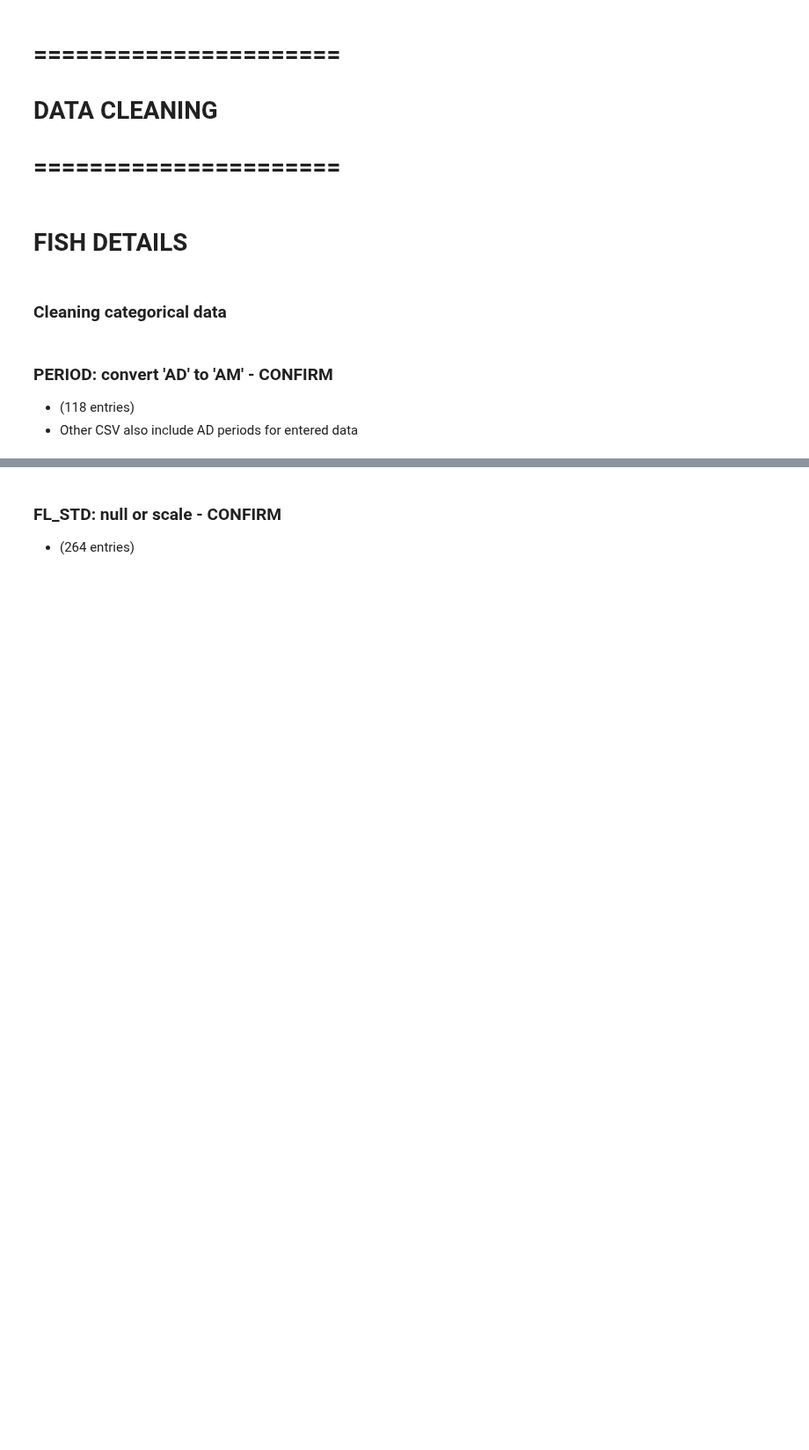
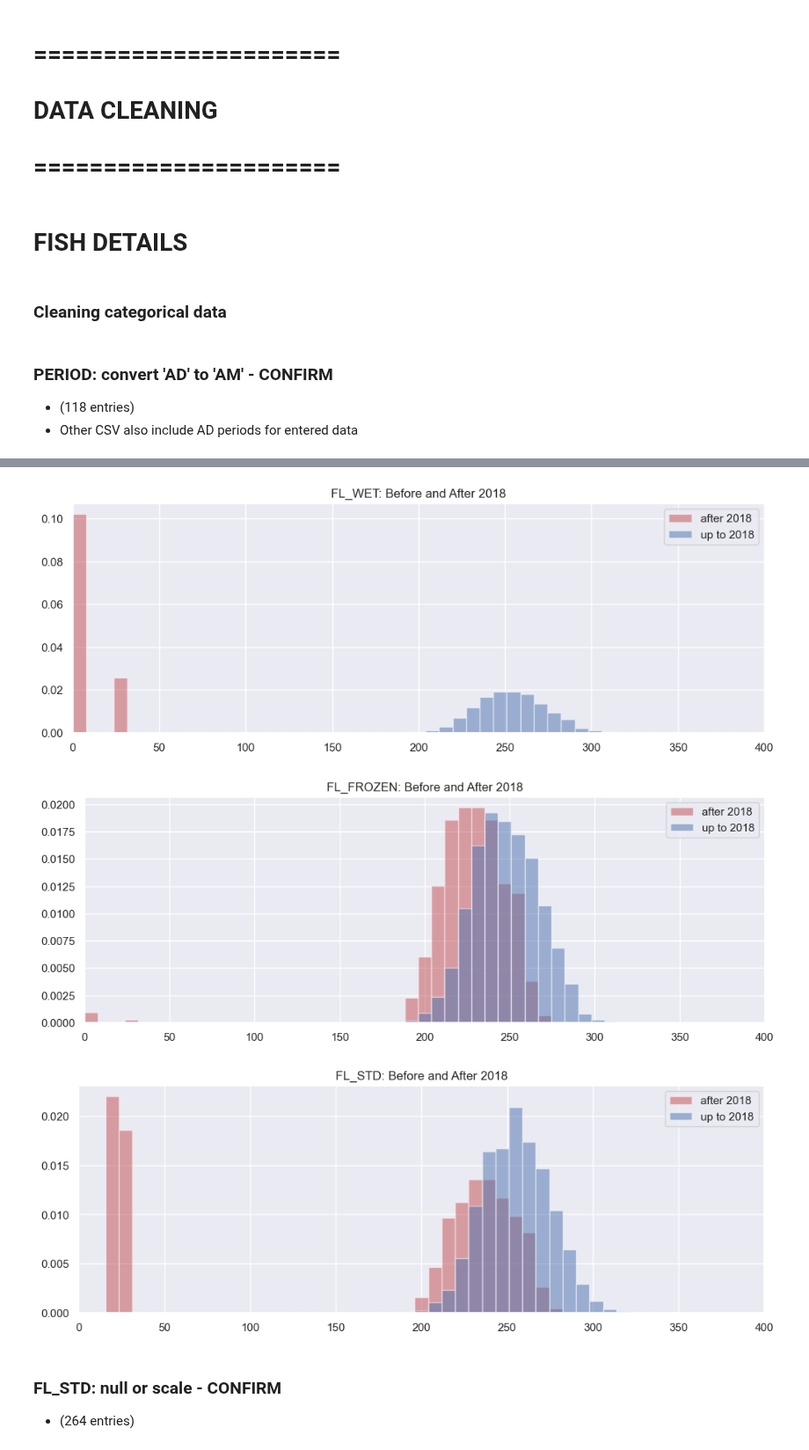
Before and after one commit to dfo-gulf-science/Gaspereau, a Jupyter notebook: 10. Cleaning and Creating Tables.ipynb, the cells around one changed output, grey strips where cells are left out. Shown at 88% size. Cells and saved outputs as stored; diff of their text form; code cells hidden in the pictures; blank space fills up the shorter version.

```diff
--- a/10. Cleaning and Creating Tables.ipynb
+++ b/10. Cleaning and Creating Tables.ipynb
@@ -101,3 +100,31 @@ if confirm_AD_to_AM:
+# %%
+def hist_compare_years(year, feature, bins=50, xmin=0, xmax=400):
+
+    plt.figure(figsize=(12,4))
+    plt.xlim(xmin, xmax)
+
+    bins_plot = [(x/(bins+1))*(xmax-xmin)+xmin for x in range(bins+2)]
+
+    df_FD.loc[df_FD.DATETIME.dt.year > year, feature].hist(alpha=0.5, color=sns.color_palette()[3], density=True, label=f'after {year}', bins=bins_plot)
+    df_FD.loc[df_FD.DATETIME.dt.year <= year, feature].hist(alpha=0.5, density=True, label=f'up to {year}', bins=bins_plot)
+
+    plt.legend(loc='upper right')
+
+    plt.title(feature.upper() + ': Before and After ' + str(year))
+    plt.show()
+
+
+# compare years and features
+features_to_compare = ['FL_WET', 'FL_FROZEN', 'FL_STD']
+years_to_compare = [2018]
+
+for feature in features_to_compare:
+    for year in years_to_compare:
+        hist_compare_years(year, feature)
+# %% [output]
+[figure, added]
+[figure, added]
+[figure, added]
 # %% [markdown]
 ### FL_STD: null or scale - CONFIRM
 * (264 entries)
```
Also changed, not shown: parts of 27 cells of this notebook, 7 other files.
